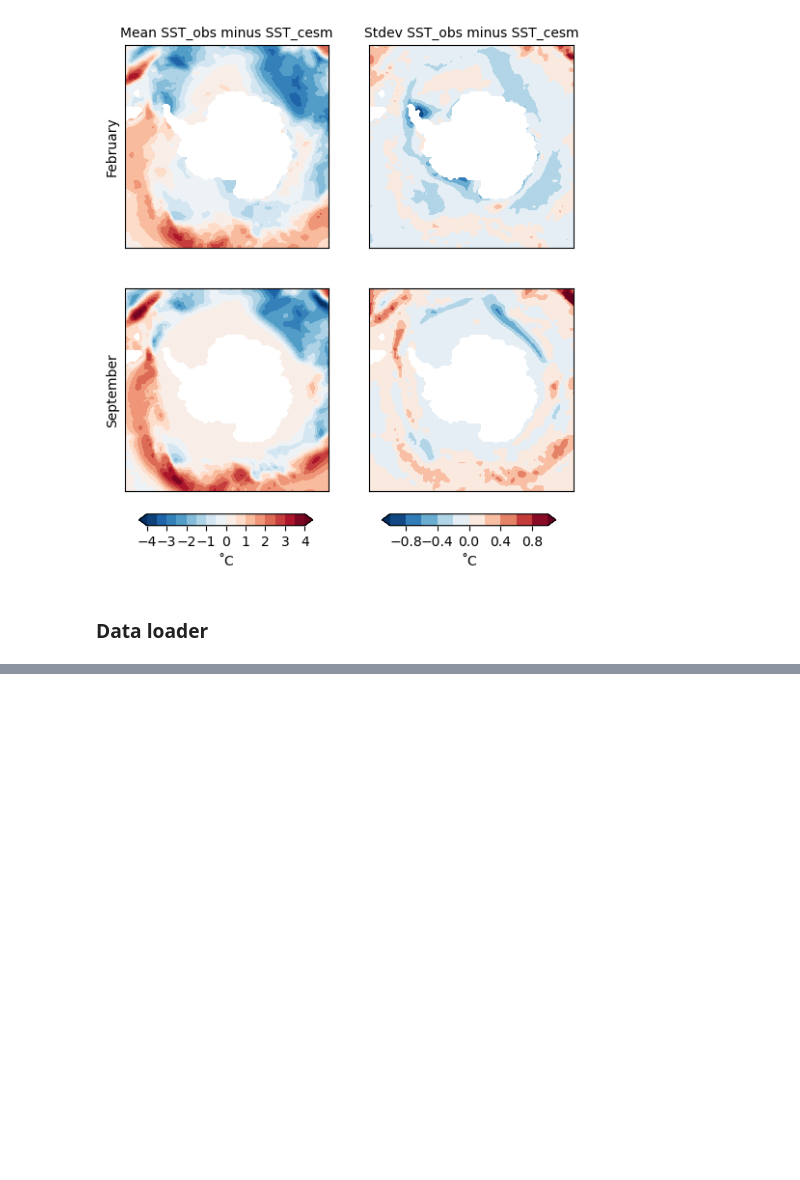
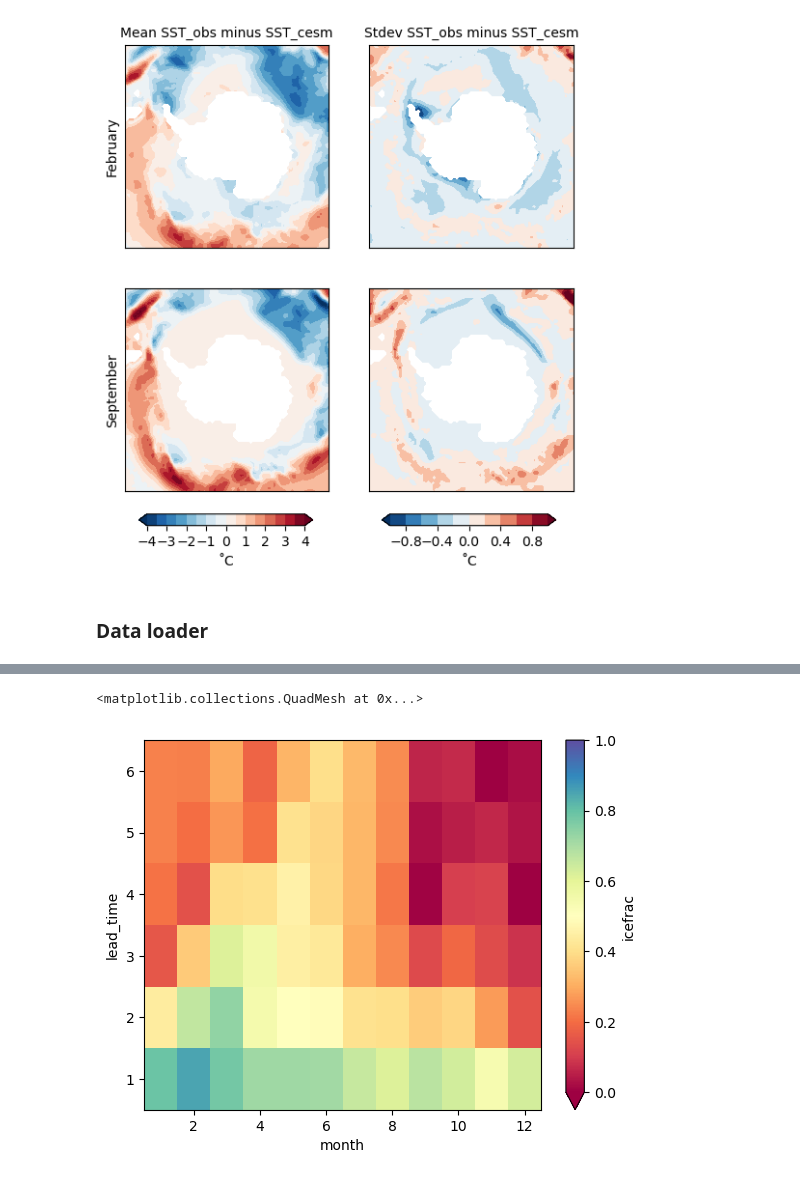
Before and after one commit to ychnli/sicpred, a Jupyter notebook: finetune.ipynb, the cells around one changed output, grey strips where cells are left out. Drawn from its saved outputs; the diff is of its cells as text; code cells hidden in the pictures; blank space fills up the shorter version.

Commit message:
Initial commit for finetune scripts

```diff
--- a/finetune.ipynb
+++ b/finetune.ipynb
@@ -346,0 +755,44 @@ save_inputs_files(config.INPUT_CONFIG, )
+# %%
+model_pt.eval()
+
+ds_pred = xr.Dataset(
+    {
+        "icefrac": (
+            ["start_prediction_month", "lead_time", "y", "x"],
+            np.full((len(time_coords), channels, y_dim, x_dim),
+                    np.nan, dtype=np.float32)
+        )
+    },
+    coords={
+        "start_prediction_month": time_coords,
+        "lead_time": np.arange(1, channels + 1),
+        "y": reference_grid.y.values,
+        "x": reference_grid.x.values,
+    }
+)
+
+# Populate the Dataset with predictions
+with torch.no_grad():
+    for i, batch in enumerate(tqdm(test_dataloader, desc="Evaluating", unit="sample")):
+        inputs = batch["input"].to(device)
+        targets = batch["target"]
+        predictions = model_pt(inputs).cpu().numpy()  # Move predictions to CPU
+
+        # since batch size = 1, get the only sample in the batch
+        predictions = predictions[0]
+
+        # Extract metadata
+        start_year, start_month = batch["start_prediction_month"].cpu().numpy()[0,0]
+        start_prediction_month = pd.Timestamp(year=start_year, month=start_month, day=1)
+
+        # Find the appropriate indices
+        time_idx = list(time_coords).index(start_prediction_month)
+
+        ds_pred["icefrac"][time_idx, :, :, :] = predictions
+
+ds_pred.to_netcdf("/scratch/users/yucli/sicpred_model_predictions/exp3/obs_pred_input2_pretrain_finetune_10epochs.nc")
+# %%
+calc_acc(ds_pred.icefrac, ds_truth.icefrac).plot(vmin=0, vmax=1, cmap="Spectral")
+# %% [output]
+<matplotlib.collections.QuadMesh at 0x...>
+[figure, added]
```
Also changed, not shown: parts of 21 cells of this notebook, 1 other file.
